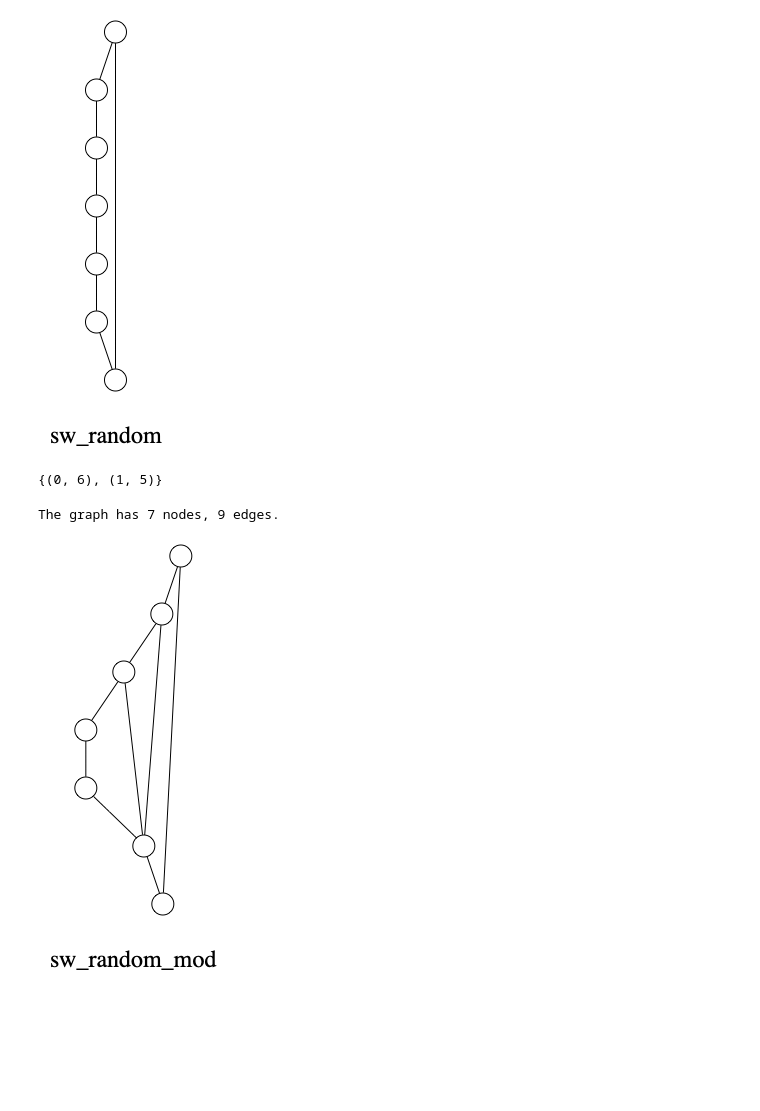
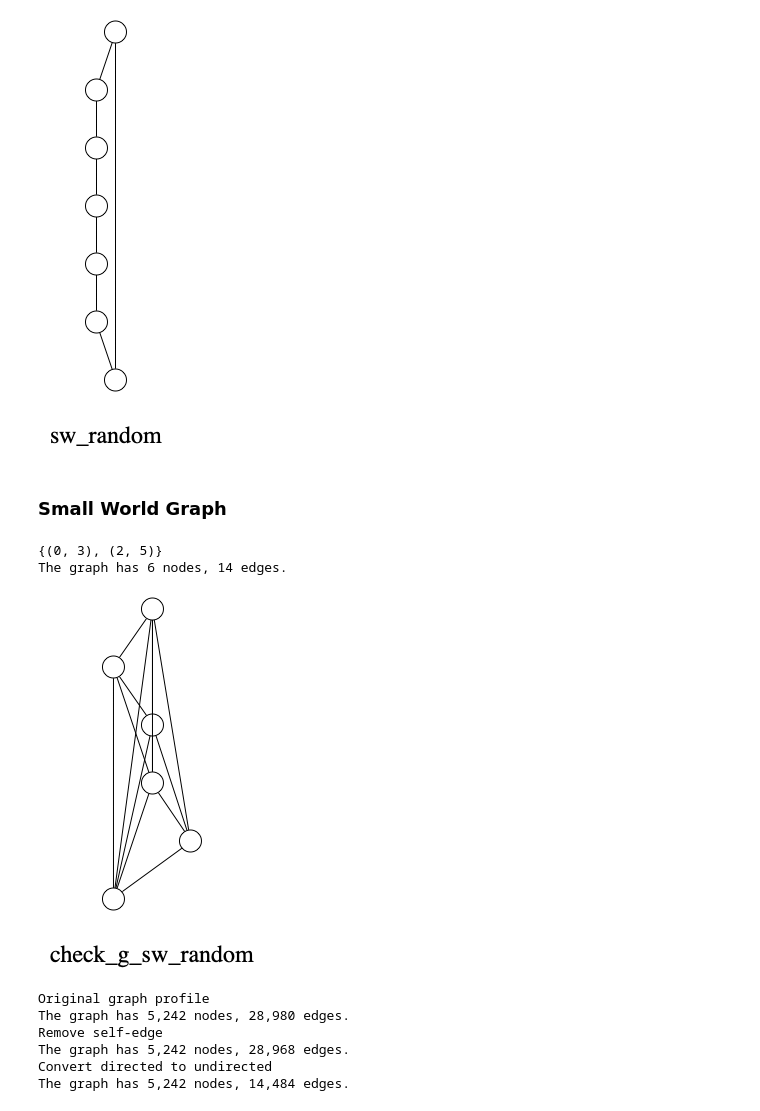
Before and after one commit to udothemath/cs224w_graph, a Jupyter notebook: hw1-bundle/hw1_snap.ipynb, the cells around one changed output. Saved outputs shown, nothing was run; the diff lists cells and outputs as text; code cells hidden in the pictures; blank space fills up the shorter version.

```diff
--- a/hw1-bundle/hw1_snap.ipynb
+++ b/hw1-bundle/hw1_snap.ipynb
@@ -90,12 +99,29 @@ def return_random_edge_pair_set(num_of_node, num_of_rand_edge_pair):
-# %%
-return_random_edge_pair_set(7, 2)
-# %% [output]
-{(0, 6), (1, 5)}
 # %%
-add_edge_pairs = return_random_edge_pair_set(7, 2)
-for curr_edge in add_edge_pairs:
-    g_sw_random.AddEdge(int(curr_edge[0]), int(curr_edge[1]))
-show_g(g_sw_random, "sw_random_mod")
+# add_edge_pairs = return_random_edge_pair_set(7, 2)
+# for curr_edge in add_edge_pairs:
+#     g_sw_random.AddEdge(int(curr_edge[0]), int(curr_edge[1]))
+# show_g(g_sw_random, "sw_random_mod")
-# %% [output]
-The graph has 7 nodes, 9 edges.
-[figure, removed]
+# %% [markdown]
+### Small World Graph
+# %%
+def make_sw_graph(num_of_node, num_of_rand_edge_pair, show_added=False):
+
+    g_sw_random = snap.TUNGraph.New()
+    edge_pair_set, random_edge_pair_set = return_random_edge_pair_set(num_of_node, num_of_rand_edge_pair, show_added)
+
+    for i in range(num_of_node):
+        g_sw_random.AddNode(i)
+    for curr_edge in edge_pair_set:
+        g_sw_random.AddEdge(int(curr_edge[0]), int(curr_edge[1]))
+    for curr_edge in random_edge_pair_set:
+        g_sw_random.AddEdge(int(curr_edge[0]), int(curr_edge[1]))
+    return g_sw_random
+# %%
+num_of_node = 6
+num_of_rand_edge_pair = 2
+g_sw_random = make_sw_graph(num_of_node, num_of_rand_edge_pair, show_added=True)
+show_g(g_sw_random, "check_g_sw_random")
+# %% [output]
+{(0, 3), (2, 5)}
+The graph has 6 nodes, 14 edges.
+[figure, added]
@@ -101,0 +132,24 @@ The graph has 7 nodes, 9 edges.
+# %%
+print("Original graph profile")
+get_nodes_and_edges(g_real_world)
+
+## https://snap.stanford.edu/snappy/doc/reference/DelSelfEdges.html?highlight=self
+snap.DelSelfEdges(g_real_world)
+
+print("Remove self-edge")
+get_nodes_and_edges(g_real_world)
+
+## https://snap.stanford.edu/snappy/doc/reference/ConvertGraph.html?highlight=undirect
+
+# convert directed graph to undirected
+g_real_world_un = snap.ConvertGraph(snap.PUNGraph, g_real_world)
+
+print("Convert directed to undirected")
+get_nodes_and_edges(g_real_world_un)
+# %% [output]
+Original graph profile
+The graph has 5,242 nodes, 28,980 edges.
+Remove self-edge
+The graph has 5,242 nodes, 28,968 edges.
+Convert directed to undirected
+The graph has 5,242 nodes, 14,484 edges.
```
Also changed, not shown: parts of 9 cells of this notebook, 4 other files.
